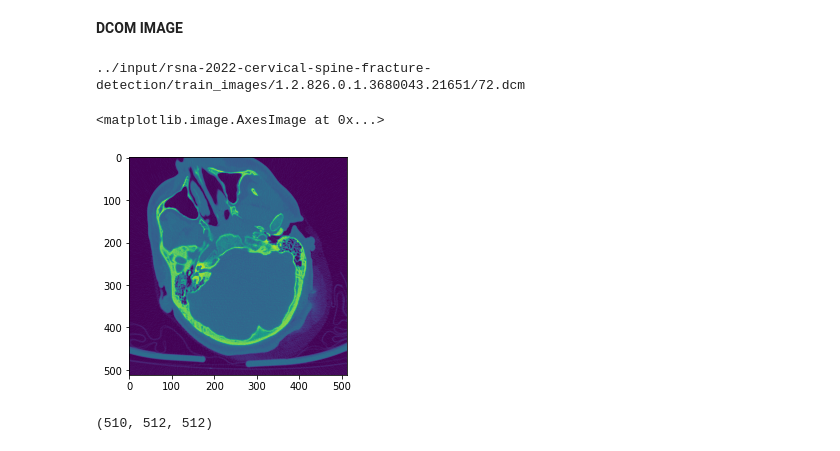
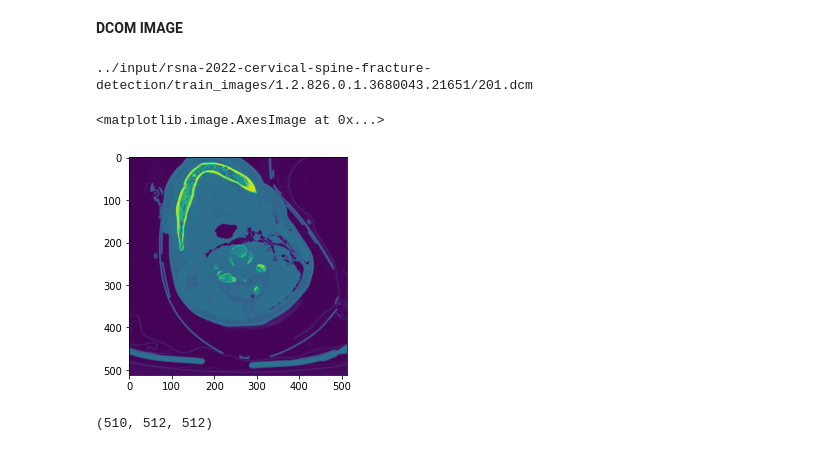
Before and after one commit to aguscura/RSNA-Competition, a Jupyter notebook: rnsa-competition-preprocessing.ipynb, the cells around one changed output. Saved outputs shown, nothing was run; the diff lists cells and outputs as text; code cells hidden in the pictures.

```diff
--- a/rnsa-competition-preprocessing.ipynb
+++ b/rnsa-competition-preprocessing.ipynb
@@ -49,17 +49,17 @@ train.shape
 # %%
 import pydicom as dicom
 
 train_path = "../input/rsna-2022-cervical-spine-fracture-detection/train_images/1.2.826.0.1.3680043.21651"
 
-path_image = train_path + "/72.dcm"
+path_image = train_path + "/201.dcm"
 print(path_image)
 
 ds = dicom.dcmread(path_image)
 plt.imshow(ds.pixel_array)
 # %% [output]
-../input/rsna-2022-cervical-spine-fracture-detection/train_images/1.2.826.0.1.3680043.21651/72.dcm
+../input/rsna-2022-cervical-spine-fracture-detection/train_images/1.2.826.0.1.3680043.21651/201.dcm
 <matplotlib.image.AxesImage at 0x...>
-[figure, old version]
+[figure, new version]
 # %%
 # The segmented 'nii' files will provide us of the target.
 # Still need to study what this 'transpose' is really doing.
```
Also changed, not shown: parts of 7 cells of this notebook.
